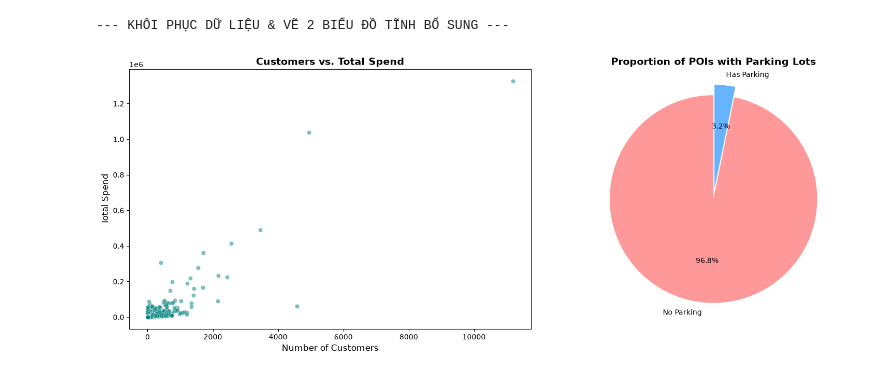
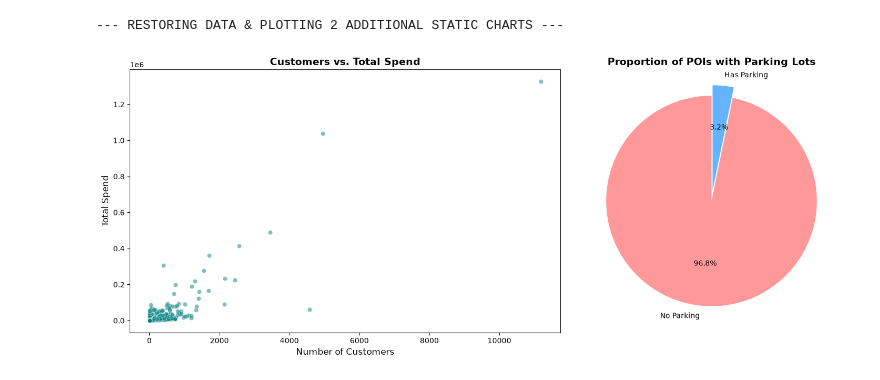
Before and after one commit to Bop95/RiceHack, a Jupyter notebook: notebooks/que_anh_spatial_business_analysis.ipynb, the cells around one changed output. Drawn from its saved outputs; the diff is of its cells as text; code cells hidden in the pictures.

```diff
--- a/notebooks/que_anh_spatial_business_analysis.ipynb
+++ b/notebooks/que_anh_spatial_business_analysis.ipynb
@@ -446,44 +596,59 @@ display(df_recommendations[['LOCATION_NAME', 'CITY', 'TOP_CATEGORY', 'UHI', 'RAW
 import pandas as pd
 import matplotlib.pyplot as plt
 import seaborn as sns
+import os
 
-print("--- KHÔI PHỤC DỮ LIỆU & VẼ 2 BIỂU ĐỒ TĨNH BỔ SUNG ---")
+print("--- RESTORING DATA & PLOTTING 2 ADDITIONAL STATIC CHARTS ---")
 
-# 1. Nạp lại dữ liệu từ thư mục exports (phòng trường hợp RAM bị xóa)
+# 1. Reload data from the exports directory (to prevent errors if RAM was cleared)
 df_poi = pd.read_csv('../exports/poi_summary.csv')
 df_spend = pd.read_csv('../exports/spending_summary.csv')
 df_uhi = pd.read_csv('../exports/uhi_summary.csv')
 
-# 2. Lắp ráp lại df_final
+# 2. Reassemble df_final
 df_merged = pd.merge(df_poi, df_spend[['PLACEKEY', 'RAW_TOTAL_SPEND', 'RAW_NUM_CUSTOMERS']], on='PLACEKEY', how='inner')
 df_merged['LAT_round'] = df_merged['LATITUDE'].round(3)
 df_merged['LON_round'] = df_merged['LONGITUDE'].round(3)
 df_uhi['LAT_round'] = df_uhi['LATITUDE'].round(3)
 df_uhi['LON_round'] = df_uhi['LONGITUDE'].round(3)
 
 df_final = pd.merge(df_merged, df_uhi[['LAT_round', 'LON_round', 'UHI']], on=['LAT_round', 'LON_round'], how='left')
 df_final = df_final.drop(columns=['LAT_round', 'LON_round']).drop_duplicates(subset=['PLACEKEY'])
 
-# 3. Vẽ 2 biểu đồ tĩnh bổ sung
+# 3. Plot 2 additional static charts
 plt.figure(figsize=(16, 6))
 
-# --- BIỂU ĐỒ 3: CUSTOMERS VS TOTAL SPEND (Theo gợi ý Spend Patterns) ---
+# --- CHART 3: CUSTOMERS VS TOTAL SPEND (Based on Spend Patterns insights) ---
 plt.subplot(1, 2, 1)
 df_scatter = df_final.sample(n=min(5000, len(df_final)), random_state=42)
 sns.scatterplot(data=df_scatter, x='RAW_NUM_CUSTOMERS', y='RAW_TOTAL_SPEND', alpha=0.5, color='teal')
 plt.title('Customers vs. Total Spend', fontsize=14, fontweight='bold')
 plt.xlabel('Number of Customers', fontsize=12)
 plt.ylabel('Total Spend', fontsize=12)
 
-# --- BIỂU ĐỒ 4: PARKING VS NON-PARKING POIs (Theo gợi ý POI) ---
+# --- CHART 4: PARKING VS NON-PARKING POIs (Based on POI insights) ---
 plt.subplot(1, 2, 2)
 parking_counts = df_final['INCLUDES_PARKING_LOT'].value_counts()
-plt.pie(parking_counts, labels=['No Parking', 'Has Parking'], autopct='%1.1f%%',
-        colors=['#ff9999','#66b3ff'], startangle=90, explode=(0, 0.1))
+plt.pie(
+    parking_counts,
+    labels=['No Parking', 'Has Parking'],
+    autopct='%1.1f%%',
+    colors=['#ff9999', '#66b3ff'],
+    startangle=90,
+    explode=(0, 0.1)
+)
 plt.title('Proportion of POIs with Parking Lots', fontsize=14, fontweight='bold')
 
 plt.tight_layout()
+
+# Ensure the plots directory exists
+os.makedirs('../exports/plots', exist_ok=True)
+
+# Save the figure with high resolution (dpi=300) BEFORE calling plt.show()
+plt.savefig('../exports/plots/02_customers_spend_and_parking.png', bbox_inches='tight', dpi=300)
+
+plt.tight_layout()
 plt.show()
 # %% [output]
---- KHÔI PHỤC DỮ LIỆU & VẼ 2 BIỂU ĐỒ TĨNH BỔ SUNG ---
+--- RESTORING DATA & PLOTTING 2 ADDITIONAL STATIC CHARTS ---
-[figure, old version]
+[figure, new version]
```
Also changed, not shown: parts of 13 cells of this notebook.
